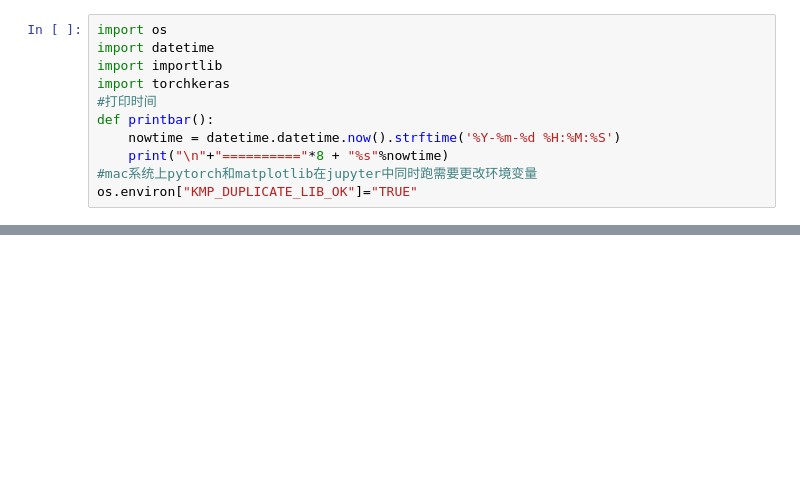
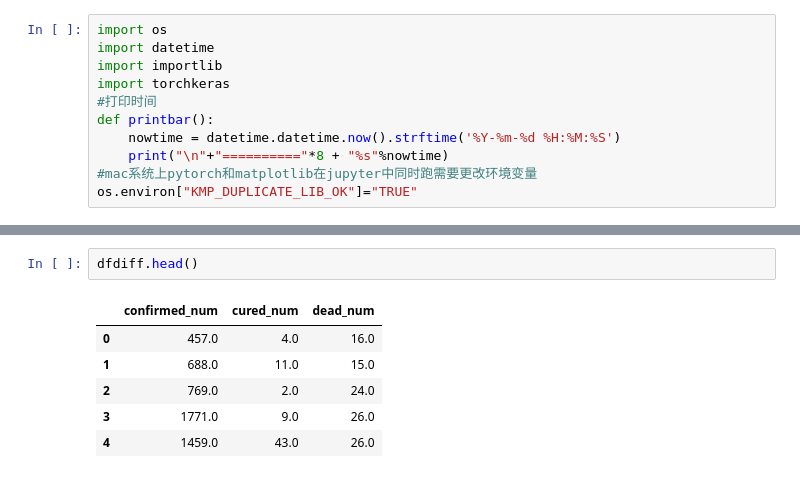
Before and after one commit to jayphone17/PYTORCH_IN_20_DAYS, a Jupyter notebook: src/1-4 时间序列数据建模.ipynb, the cells around one changed output, grey strips where cells are left out. Saved outputs shown, nothing was run; the diff lists cells and outputs as text; blank space fills up the shorter version.

```diff
--- a/src/1-4 时间序列数据建模.ipynb
+++ b/src/1-4 时间序列数据建模.ipynb
@@ -32,3 +32,12 @@ plt.xticks(rotation = 60)
 dfdiff = dfdiff.drop("date", axis = 1).astype("float32")
 # %% [output]
 [drawing not drawn]
+# %%
+dfdiff.head()
+# %% [output]
+|  | confirmed_num | cured_num | dead_num |
+| 0 | 457.0 | 4.0 | 16.0 |
+| 1 | 688.0 | 11.0 | 15.0 |
+| 2 | 769.0 | 2.0 | 24.0 |
+| 3 | 1771.0 | 9.0 | 26.0 |
+| 4 | 1459.0 | 43.0 | 26.0 |
```
Also changed, not shown: parts of 14 cells of this notebook.
